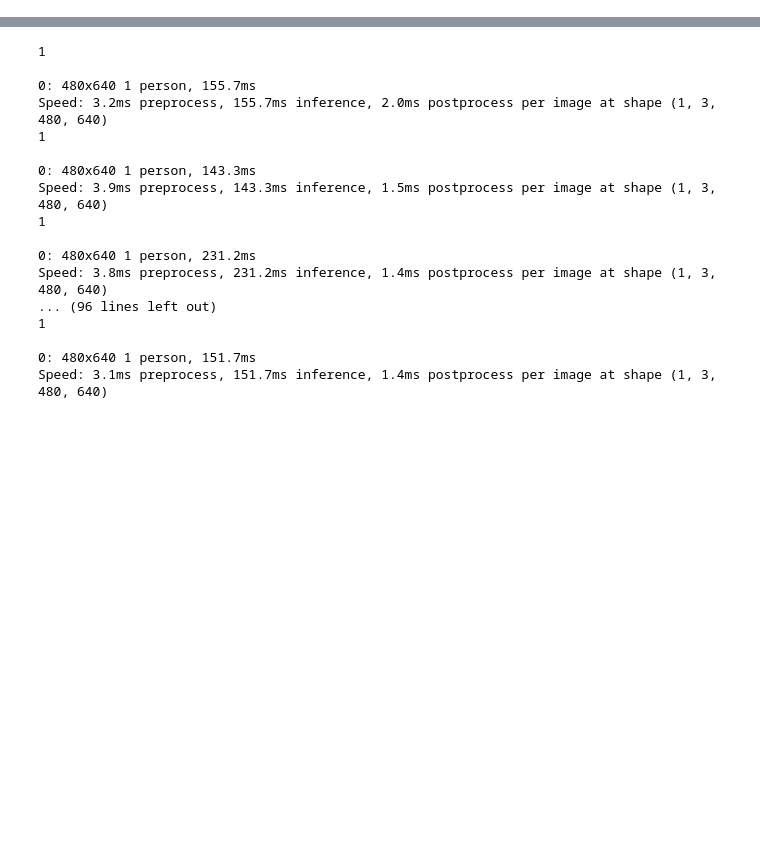
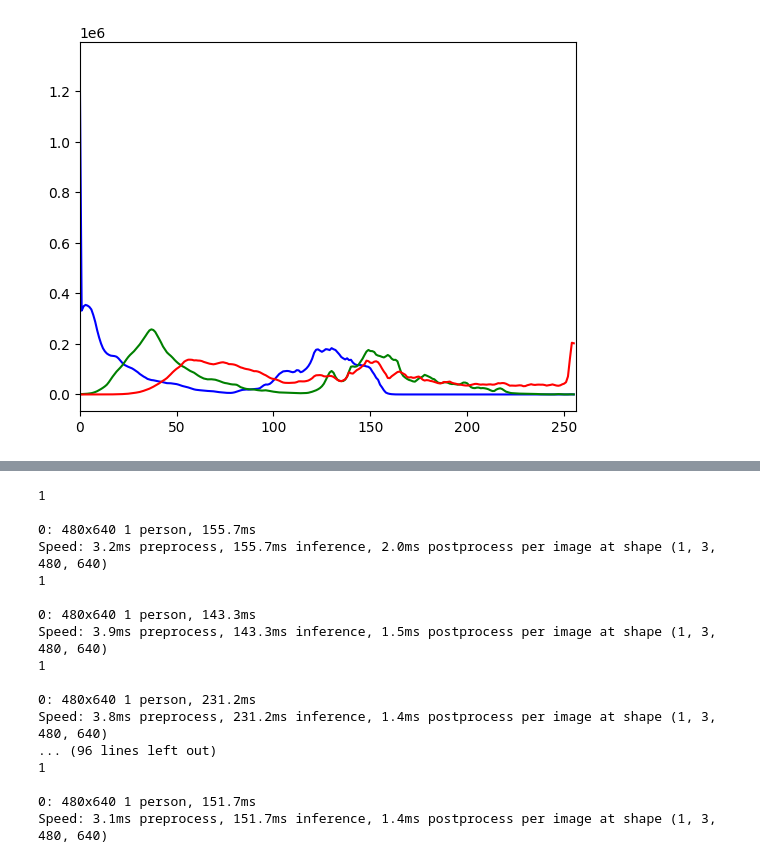
Before and after one commit to FRUCt385/CV-training, a Jupyter notebook: gesture control/test.ipynb, the cells around one changed output, grey strips where cells are left out. Drawn from its saved outputs; the diff is of its cells as text; code cells hidden in the pictures; blank space fills up the shorter version.

```diff
--- a/gesture control/test.ipynb
+++ b/gesture control/test.ipynb
@@ -8,0 +49,15 @@ from comtypes import CLSCTX_ALL
+# %%
+import numpy as np
+from matplotlib import pyplot as plt
+
+img = cv2.imread(r"C:\Users\ASUS\Pictures\sunset.jpg")
+hsv = cv2.cvtColor(img,cv2.COLOR_BGR2HSV)
+assert img is not None, "file could not be read, check with os.path.exists()"
+color = ('b','g','r')
+for i,col in enumerate(color):
+    histr = cv2.calcHist([img],[i],None,[256],[0,256])
+    plt.plot(histr,color = col)
+    plt.xlim([0,256])
+plt.show()
+# %% [output]
+[figure, added]
```
Also changed, not shown: parts of 8 cells of this notebook, 1 other file.
